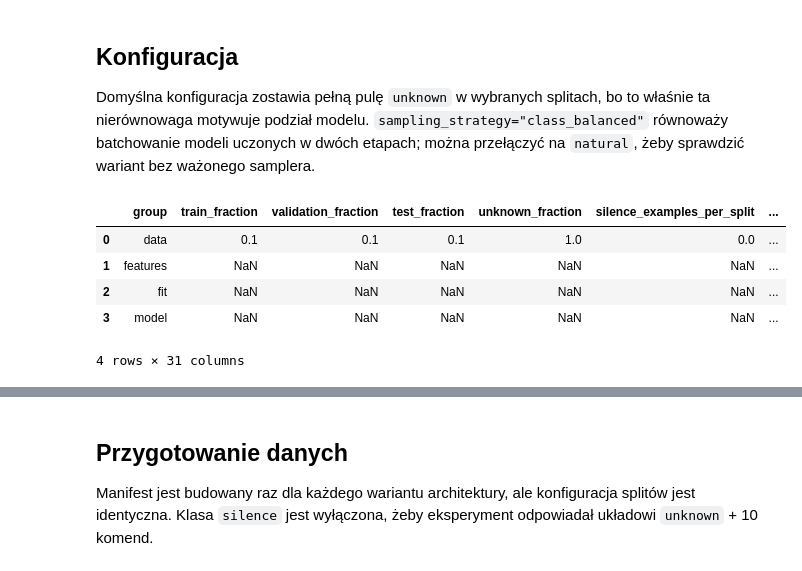
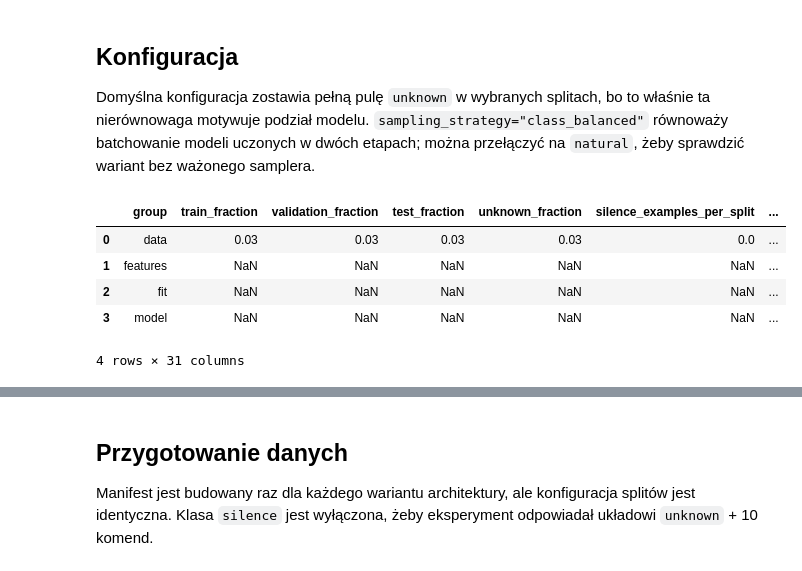
Before and after one commit to Mattioo7/transformers-speech-commands, a Jupyter notebook: 04_split_unknown_known_experiment.ipynb, the cells around one changed output, grey strips where cells are left out. Saved outputs shown, nothing was run; the diff lists cells and outputs as text; code cells hidden in the pictures.

```diff
--- a/04_split_unknown_known_experiment.ipynb
+++ b/04_split_unknown_known_experiment.ipynb
@@ -56,77 +56,77 @@ pd.DataFrame({"class_id": range(len(FULL_LABELS)), "label": FULL_LABELS})
 
 Domyślna konfiguracja zostawia pełną pulę `unknown` w wybranych splitach, bo to właśnie ta nierównowaga motywuje podział modelu. `sampling_strategy="class_balanced"` równoważy batchowanie modeli uczonych w dwóch etapach; można przełączyć na `natural`, żeby sprawdzić wariant bez ważonego samplera.
 # %%
-EPOCHS = 2
+EPOCHS = 3
 OUTPUT_DIR = "reports/04_split_unknown_known_experiment"
-# ARCHITECTURES = ["lstm", "transformer"]
-ARCHITECTURES = ["transformer"]
+# Mały, sensowny run na CPU: obie architektury, ograniczony podzbiór danych i lekkie modele.
+ARCHITECTURES = ["lstm", "transformer"]
 
 DATA_GRID_CONFIG = {
-    "train_fraction": 0.1,
-    "validation_fraction": 0.1,
-    "test_fraction": 0.1,
-    "unknown_fraction": 1.0,
+    "train_fraction": 0.03,
+    "validation_fraction": 0.03,
+    "test_fraction": 0.03,
+    "unknown_fraction": 0.03,
     "silence_examples_per_split": 0,
     "sampling_strategy": "class_balanced",
     "seed": 42,
 }
 
 FEATURE_CONFIG = {
-    "n_mels": 64,
+    "n_mels": 48,
     "n_fft": 512,
-    "hop_length": 160,
+    "hop_length": 320,
     "normalize": True,
 }
 
 FIT_FIXED_CONFIG = {
-    "device": "auto",
+    "device": "cpu",
     "use_tqdm": True,
     "progress_backend": "terminal",
     "verbose": True,
     "early_stopping": True,
-    "early_stopping_patience": 3,
+    "early_stopping_patience": 2,
     "early_stopping_min_delta": 0.001,
 }
 
 FIT_GRID_CONFIG = {
     "epochs": EPOCHS,
-    "batch_size": 64,
+    "batch_size": 32,
     "learning_rate": 1e-3,
     "weight_decay": 1e-4,
 }
 
 MODEL_CONFIG = {
-    "dropout": 0.2,
-    "lstm_hidden_size": 128,
-    "lstm_layers": 2,
+    "dropout": 0.15,
+    "lstm_hidden_size": 64,
+    "lstm_layers": 1,
     "lstm_bidirectional": True,
-    "transformer_d_model": 128,
+    "transformer_d_model": 64,
     "transformer_heads": 4,
-    "transformer_layers": 2,
-    "transformer_ff_dim": 256,
+    "transformer_layers": 1,
+    "transformer_ff_dim": 128,
 }
 
 base_data_fixed = DataFixedParams(
     cache_dir=".cache/split_unknown_known_audio",
     output_dir=OUTPUT_DIR,
     include_silence=False,
 )
 base_data_grid = DataGridParams(**DATA_GRID_CONFIG)
 base_feature_fixed = FeatureFixedParams(**FEATURE_CONFIG)
 base_fit_fixed = FitFixedParams(**FIT_FIXED_CONFIG)
 base_fit_grid = FitGridParams(**FIT_GRID_CONFIG)
 
 pd.DataFrame(
     [
         {"group": "data", **DATA_GRID_CONFIG},
         {"group": "features", **FEATURE_CONFIG},
         {"group": "fit", **FIT_FIXED_CONFIG, **FIT_GRID_CONFIG},
         {"group": "model", **MODEL_CONFIG},
     ]
 )
 # %% [output]
 |  | group | train_fraction | validation_fraction | test_fraction | unknown_fraction | silence_examples_per_split | ... |
-| 0 | data | 0.1 | 0.1 | 0.1 | 1.0 | 0.0 | ... |
+| 0 | data | 0.03 | 0.03 | 0.03 | 0.03 | 0.0 | ... |
 | 1 | features | NaN | NaN | NaN | NaN | NaN | ... |
 | 2 | fit | NaN | NaN | NaN | NaN | NaN | ... |
 | 3 | model | NaN | NaN | NaN | NaN | NaN | ... |
```
Also changed, not shown: parts of 8 cells of this notebook, 1 other file.
